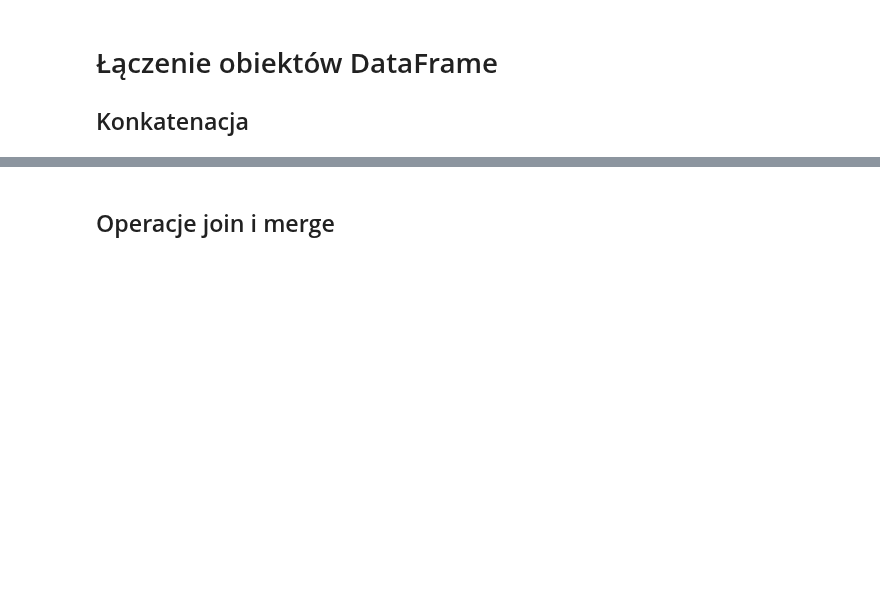
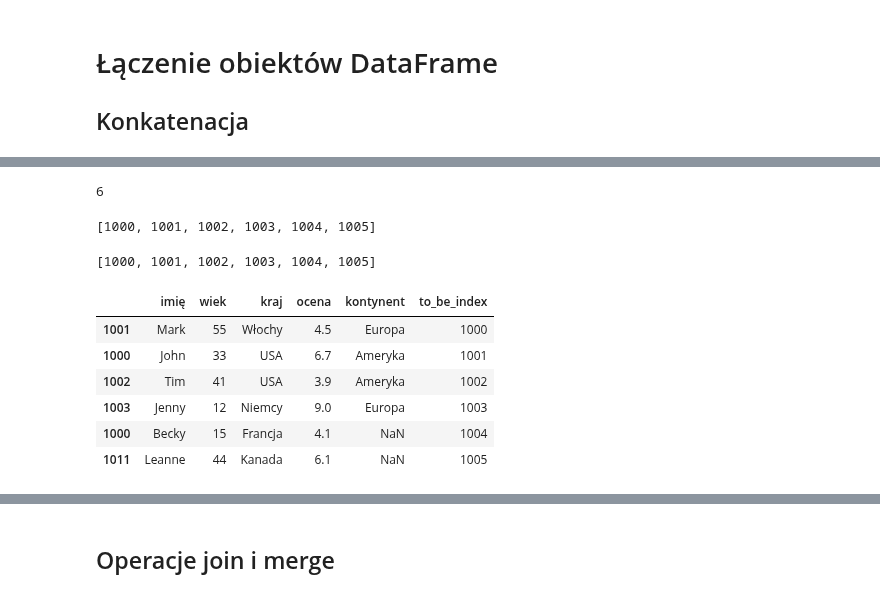
Before and after one commit to jarsonX/python_and_excel, a Jupyter notebook: code_work/r05.ipynb, the cells around one changed output, grey strips where cells are left out. Drawn from its saved outputs; the diff is of its cells as text; code cells hidden in the pictures; blank space fills up the shorter version.

```diff
--- a/code_work/r05.ipynb
+++ b/code_work/r05.ipynb
@@ -792,0 +827,4 @@ pd.concat([df, more_users], axis=0)
+# %%
+# Tworzę kopię df i spróbuję naprawić indeks tak, aby zawierał tylko unikalne wartości.
+df_test = pd.concat([df, more_users], axis=0)
+df_test
@@ -792,0 +839,32 @@ pd.concat([df, more_users], axis=0)
+# %%
+# Muszę stworzyć tyle indeksów, ile jest wierszy.
+df_test.shape[0]
+# %% [output]
+6
+# %%
+# Nowy index stworzony zwykłą pętlą
+new_index = []
+for i in range(df_test.shape[0]):
+    new_index.append(1000 + i)
+
+new_index
+# %% [output]
+[1000, 1001, 1002, 1003, 1004, 1005]
+# %%
+# Nowy index stworzony przez list comprehension
+new_index_2 = [1000 + i for i in range(df_test.shape[0])]
+new_index_2
+# %% [output]
+[1000, 1001, 1002, 1003, 1004, 1005]
+# %%
+# Dodam nowy index najpierw jako zwykłą kolumnę
+df_test['to_be_index'] = new_index_2
+df_test
+# %% [output]
+|  | imię | wiek | kraj | ocena | kontynent | to_be_index |
+| 1001 | Mark | 55 | Włochy | 4.5 | Europa | 1000 |
+| 1000 | John | 33 | USA | 6.7 | Ameryka | 1001 |
+| 1002 | Tim | 41 | USA | 3.9 | Ameryka | 1002 |
+| 1003 | Jenny | 12 | Niemcy | 9.0 | Europa | 1003 |
+| 1000 | Becky | 15 | Francja | 4.1 | NaN | 1004 |
+| 1011 | Leanne | 44 | Kanada | 6.1 | NaN | 1005 |
```
Also changed, not shown: parts of 25 cells of this notebook.
